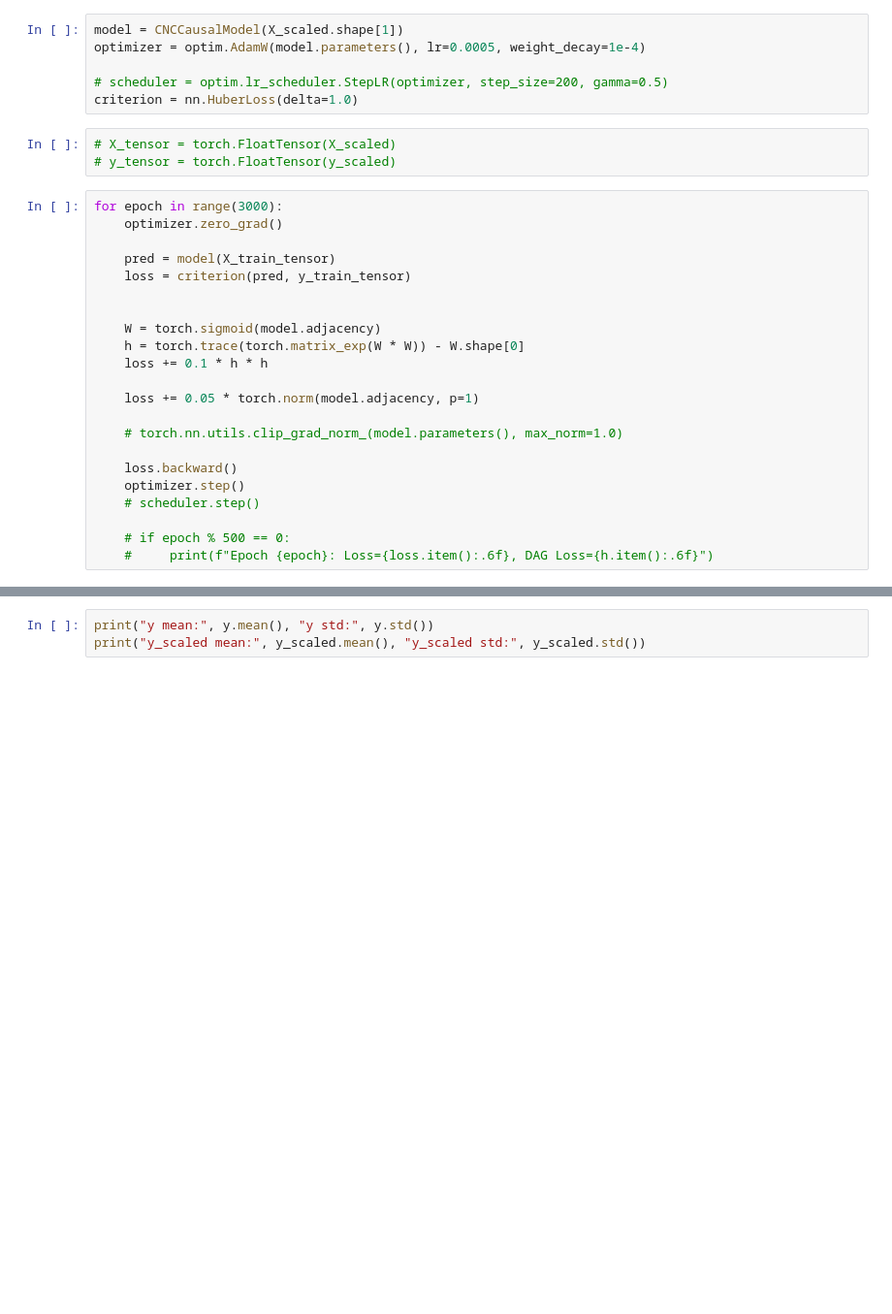
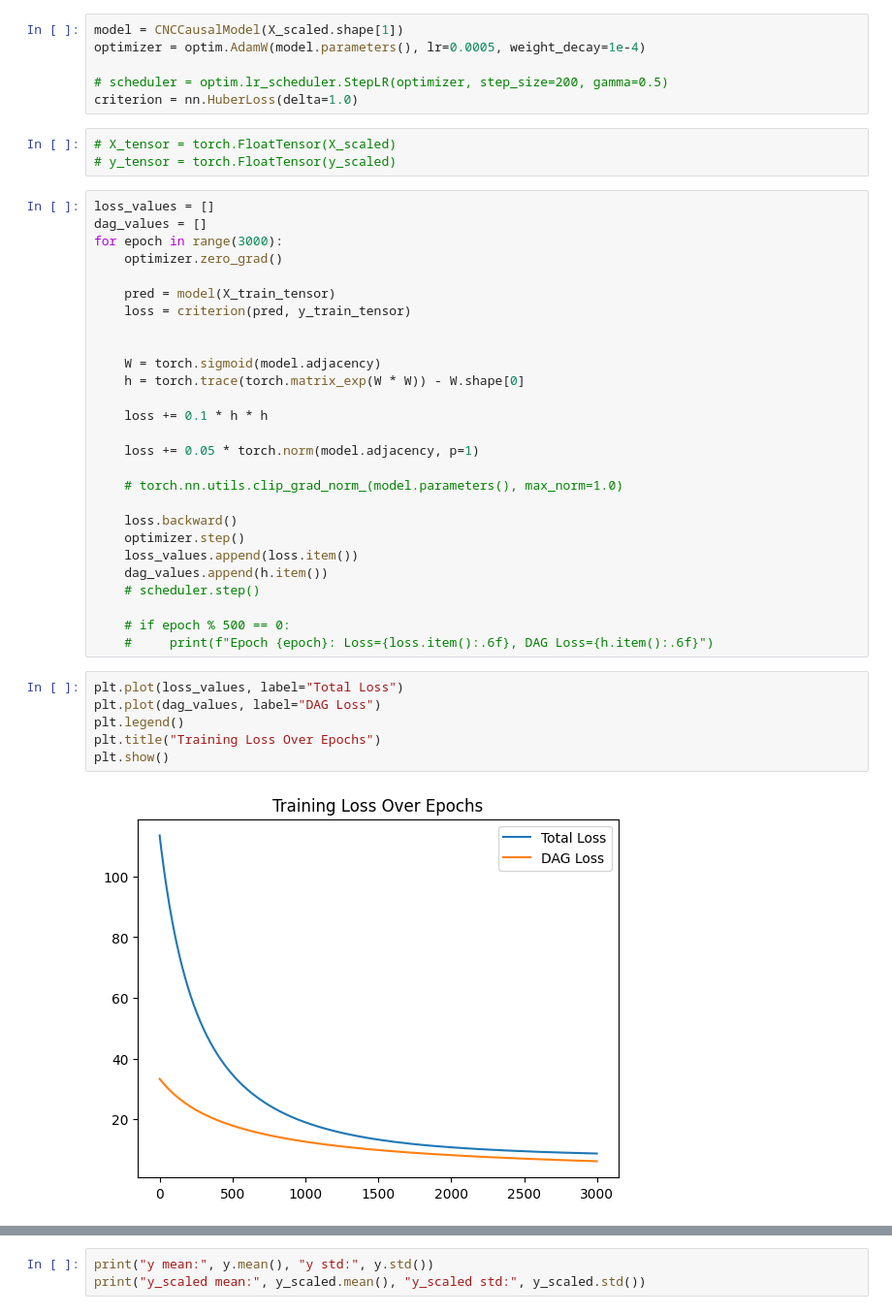
Before and after one commit to Mery101010/Thesis_project, a Jupyter notebook: Thesis/cnn.ipynb, the cells around one changed output, grey strips where cells are left out. Shown at 97% size. Drawn from its saved outputs; the diff is of its cells as text; blank space fills up the shorter version.

```diff
--- a/Thesis/cnn.ipynb
+++ b/Thesis/cnn.ipynb
@@ -77,6 +77,8 @@ criterion = nn.HuberLoss(delta=1.0)
 # X_tensor = torch.FloatTensor(X_scaled)
 # y_tensor = torch.FloatTensor(y_scaled)
 # %%
+loss_values = []
+dag_values = []
 for epoch in range(3000):
     optimizer.zero_grad()
 
@@ -86,6 +88,7 @@ for epoch in range(3000):
 
     W = torch.sigmoid(model.adjacency)
     h = torch.trace(torch.matrix_exp(W * W)) - W.shape[0]
+
     loss += 0.1 * h * h
 
     loss += 0.05 * torch.norm(model.adjacency, p=1)
@@ -94,10 +97,20 @@ for epoch in range(3000):
 
     loss.backward()
     optimizer.step()
+    loss_values.append(loss.item())
+    dag_values.append(h.item())
     # scheduler.step()
 
     # if epoch % 500 == 0:
     #     print(f"Epoch {epoch}: Loss={loss.item():.6f}, DAG Loss={h.item():.6f}")
+# %%
+plt.plot(loss_values, label="Total Loss")
+plt.plot(dag_values, label="DAG Loss")
+plt.legend()
+plt.title("Training Loss Over Epochs")
+plt.show()
+# %% [output]
+[figure, added]
 # %%
 model.eval()
 with torch.no_grad():
```
Also changed, not shown: parts of 13 cells of this notebook.
